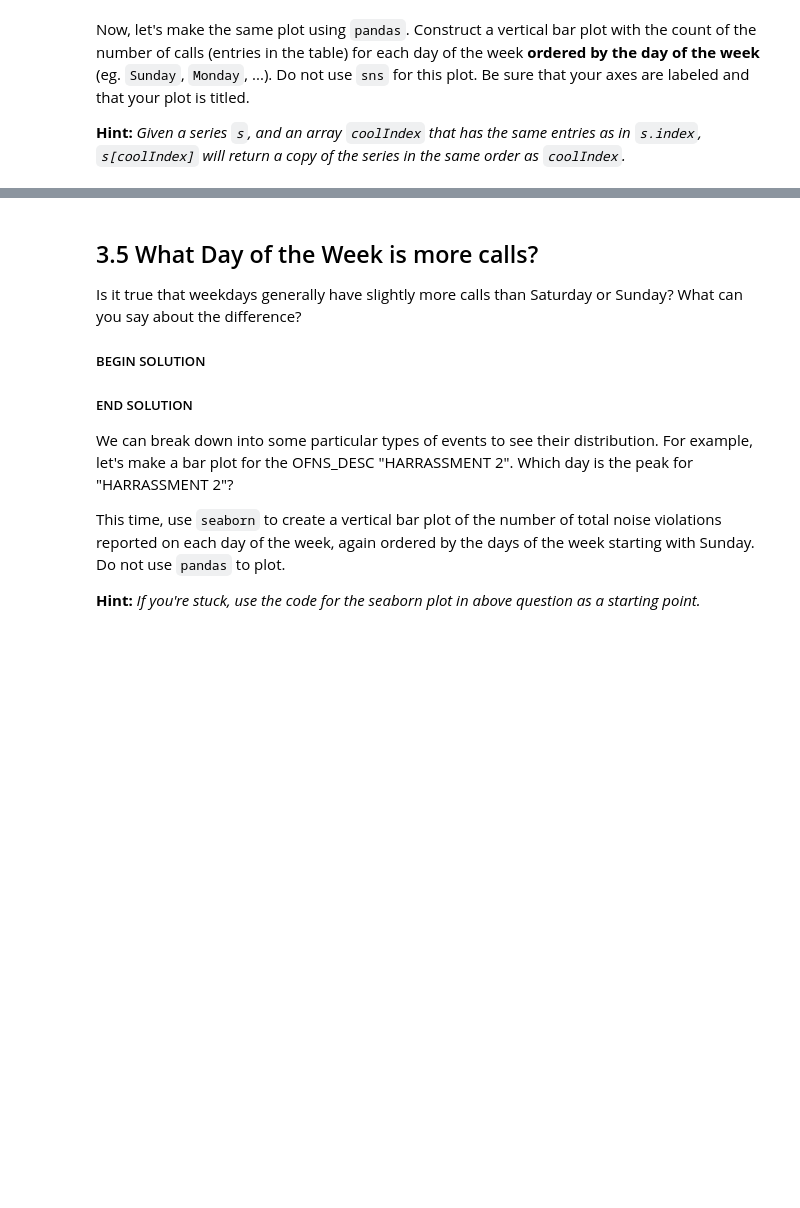
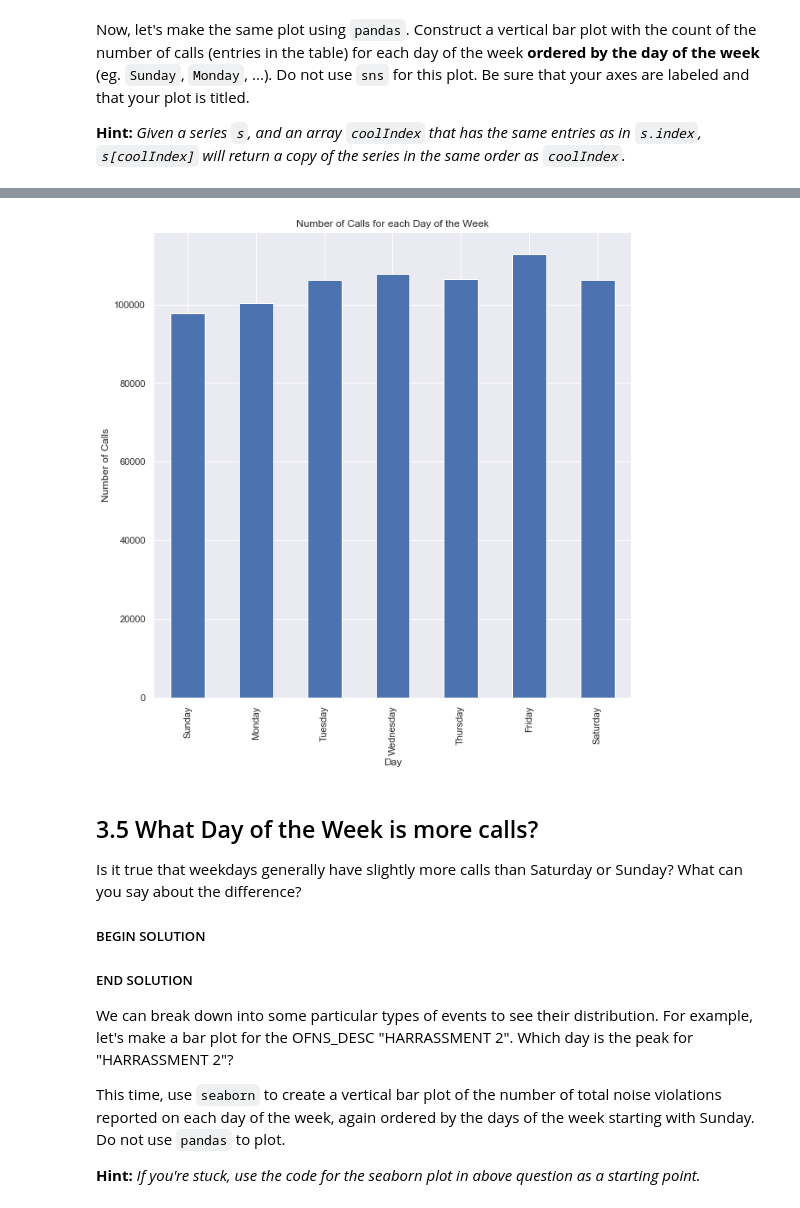
Before and after one commit to aarif-razak/cs439Work, a Jupyter notebook: Lab3/Release Lab 3 - Exploratory Data Analysis - V2.ipynb, the cells around one changed output, grey strips where cells are left out. Drawn from its saved outputs; the diff is of its cells as text; code cells hidden in the pictures; blank space fills up the shorter version.

```diff
--- a/Lab3/Release Lab 3 - Exploratory Data Analysis - V2.ipynb
+++ b/Lab3/Release Lab 3 - Exploratory Data Analysis - V2.ipynb
@@ -569,3 +597,26 @@ Now, let's make the same plot using `pandas`. Construct a vertical bar plot with
+# %%
+### BEGIN SOLUTION
+import pandas as pd
+
+allCrimesDOW = calls.DAY_OF_WEEK.value_counts()
+#using the hint here
+ordered = allCrimesDOW[days]
+
+
+df3 = pd.DataFrame(data = ordered)
+#sort_columns = True
+ax = df3.plot.bar(figsize=(10,10), legend = False)
+ax.set_title("Number of Calls for each Day of the Week")
+ax.set_ylabel("Number of Calls")
+ax.set_xlabel("Day")
+ax.set_xticklabels(labels = days, rotation = 90) #mimicing prev problems
+
+end;
+
+
+### END SOLUTION
+# %% [output]
+[figure, added]
 # %% [markdown]
 ## 3.5 What Day of the Week is more calls?
 
```
Also changed, not shown: parts of 7 cells of this notebook.
